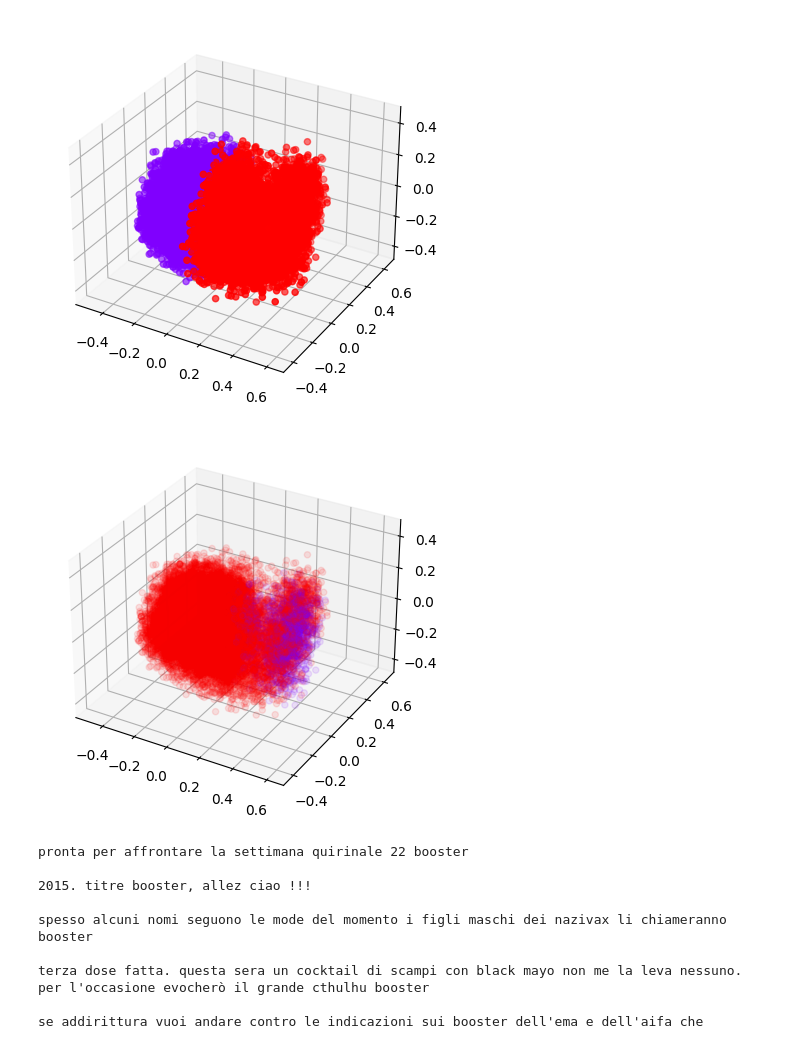
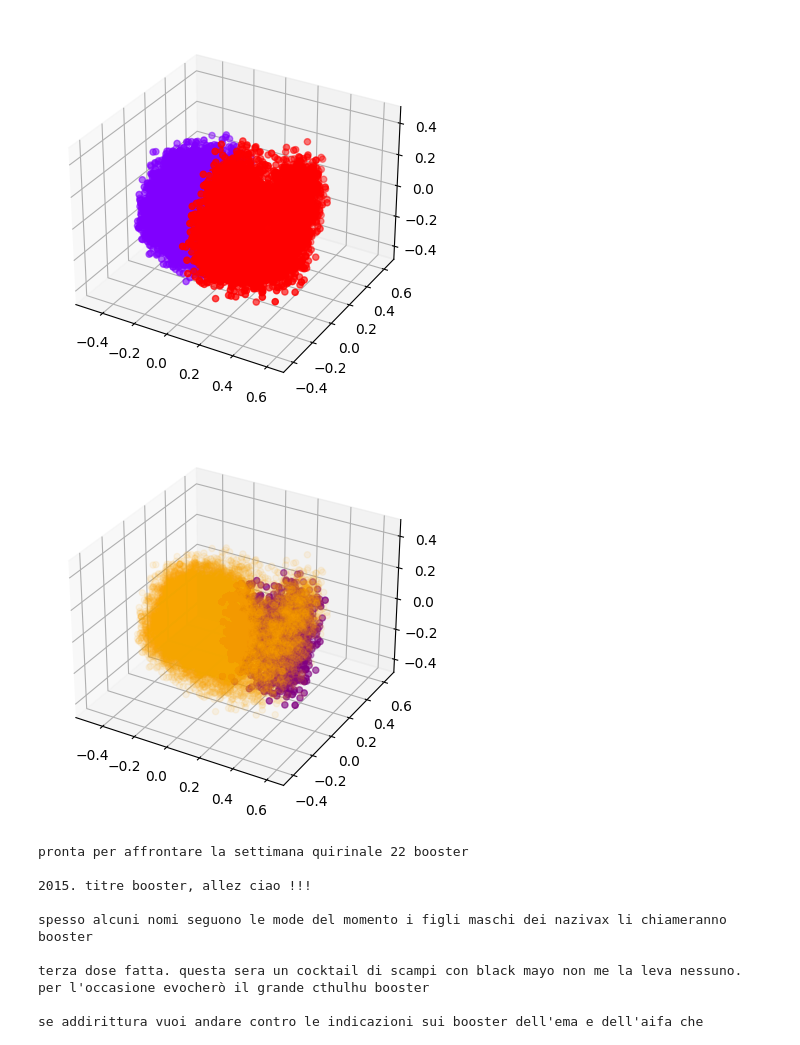
Before and after one commit to bovaristEliza/AE-GuANto, a Jupyter notebook: dbscan.ipynb, the cells around one changed output. Cells and saved outputs as stored; diff of their text form; code cells hidden in the pictures.

```diff
--- a/dbscan.ipynb
+++ b/dbscan.ipynb
@@ -243,22 +234,25 @@ df['text'] = vax_text
 # %%
 import matplotlib.pyplot as plt
 from mpl_toolkits import mplot3d
 %matplotlib inline
 
 import numpy as np
 import matplotlib.pyplot as plt
 
 fig = plt.figure()
 ax = plt.axes(projection='3d')
 
+cluster0 = df[df['cluster'] == 0]
+cluster1 = df[df['cluster'] == -1]
+
 # Creating plot
-ax.scatter3D(df['x'], df['y'],df['z'],alpha=0.1, c=df['cluster'], cmap='rainbow')
-
+ax.scatter3D(cluster0["x"], cluster0["y"],cluster0["z"],  c='orange', alpha=0.08)
+ax.scatter3D(cluster1["x"], cluster1["y"],cluster1["z"],  c='purple')
 
 #plotting the results
 plt.show()
 # %% [output]
-[figure, old version]
+[figure, new version]
 # %%
 #select the row that has cluste = -1
 anomalies = df[df['cluster'] == -1]["text"]
```
Also changed, not shown: parts of 2 cells of this notebook.
